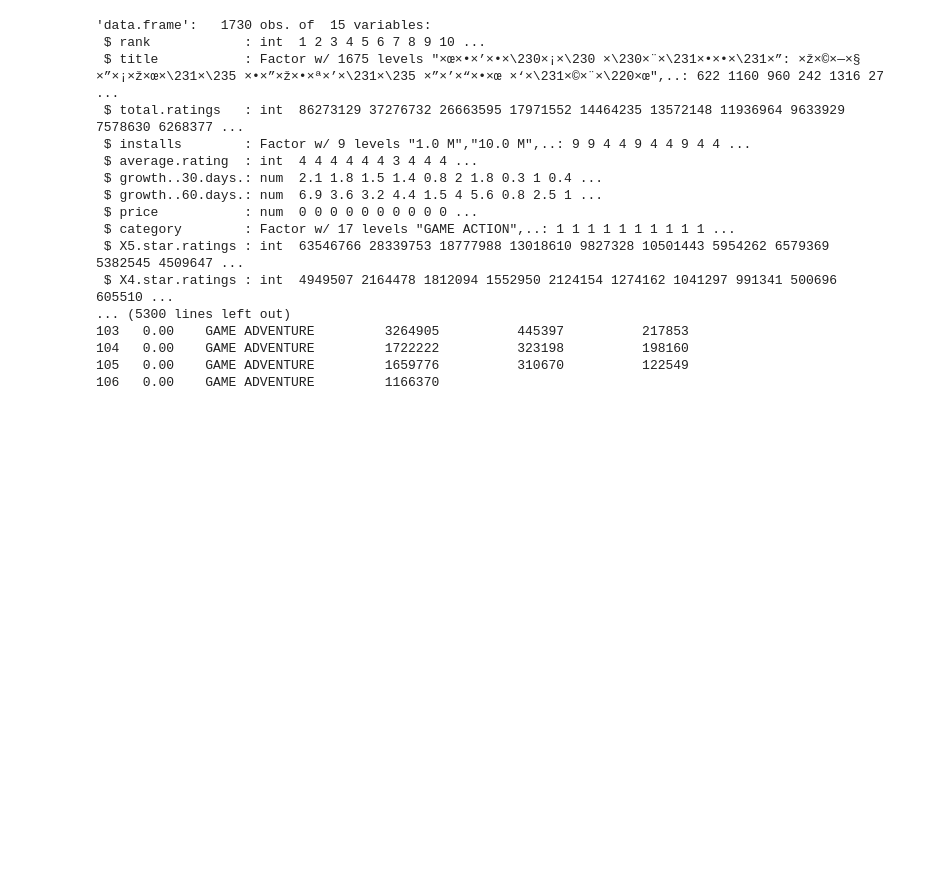
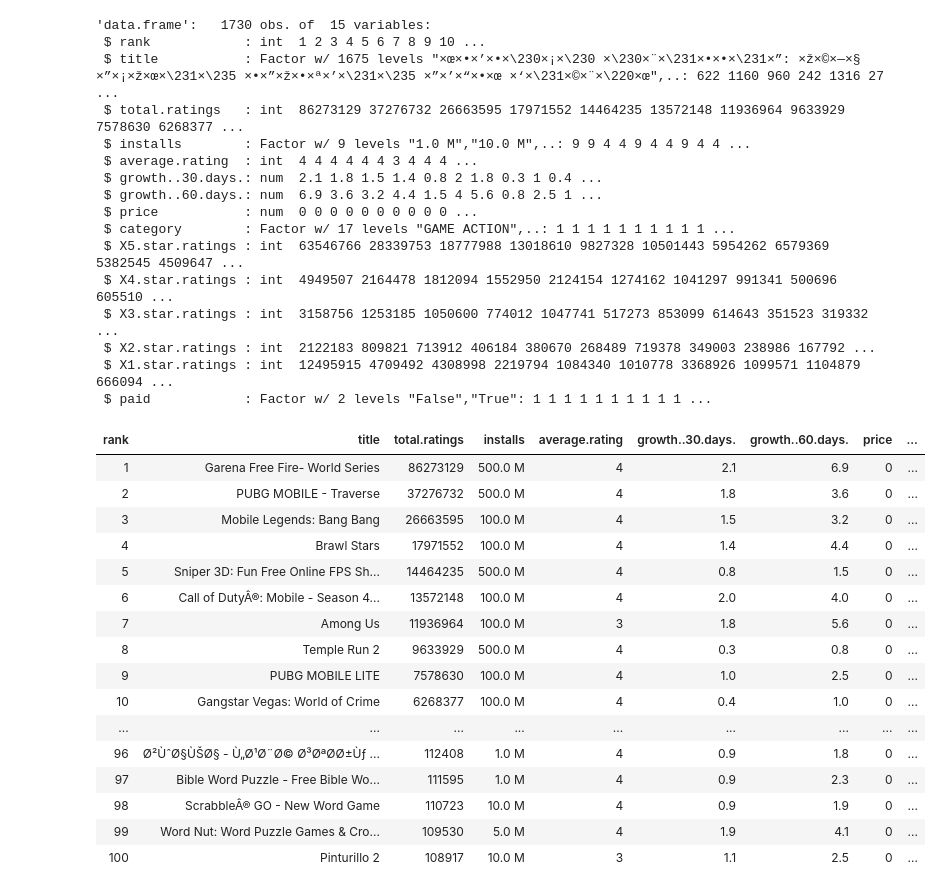
Before and after one commit to Aljawhara-Aldhayan-443200433/vpsales, a Jupyter notebook: Android games.ipynb, the cells around one changed output. Saved outputs shown, nothing was run; the diff lists cells and outputs as text; code cells hidden in the pictures; blank space fills up the shorter version.

```diff
--- a/Android games.ipynb
+++ b/Android games.ipynb
@@ -1,22 +1,38 @@
 # %%
 Dataset<-read.csv("C:/Users/jeje/Desktop/readR/android-games.csv")
 str(Dataset)
-print(Dataset)
+Dataset[1:1730,1:15]
 # %% [output]
 'data.frame':   1730 obs. of  15 variables:
  $ rank            : int  1 2 3 4 5 6 7 8 9 10 ...
  $ title           : Factor w/ 1675 levels "×œ×•×’×•×\230×¡×\230 ×\230×¨×\231×•×•×\231×”: ×ž×©×—×§ ×”×¡×ž×œ×\231×\235 ×•×”×ž×•×ª×’×\231×\235 ×”×’×“×•×œ ×‘×\231×©×¨×\220×œ",..: 622 1160 960 242 1316 27 ...
  $ total.ratings   : int  86273129 37276732 26663595 17971552 14464235 13572148 11936964 9633929 7578630 6268377 ...
  $ installs        : Factor w/ 9 levels "1.0 M","10.0 M",..: 9 9 4 4 9 4 4 9 4 4 ...
  $ average.rating  : int  4 4 4 4 4 4 3 4 4 4 ...
  $ growth..30.days.: num  2.1 1.8 1.5 1.4 0.8 2 1.8 0.3 1 0.4 ...
  $ growth..60.days.: num  6.9 3.6 3.2 4.4 1.5 4 5.6 0.8 2.5 1 ...
  $ price           : num  0 0 0 0 0 0 0 0 0 0 ...
  $ category        : Factor w/ 17 levels "GAME ACTION",..: 1 1 1 1 1 1 1 1 1 1 ...
  $ X5.star.ratings : int  63546766 28339753 18777988 13018610 9827328 10501443 5954262 6579369 5382545 4509647 ...
  $ X4.star.ratings : int  4949507 2164478 1812094 1552950 2124154 1274162 1041297 991341 500696 605510 ...
-... (5300 lines left out)
-103   0.00    GAME ADVENTURE         3264905          445397          217853
-104   0.00    GAME ADVENTURE         1722222          323198          198160
-105   0.00    GAME ADVENTURE         1659776          310670          122549
-106   0.00    GAME ADVENTURE         1166370
+ $ X3.star.ratings : int  3158756 1253185 1050600 774012 1047741 517273 853099 614643 351523 319332 ...
+ $ X2.star.ratings : int  2122183 809821 713912 406184 380670 268489 719378 349003 238986 167792 ...
+ $ X1.star.ratings : int  12495915 4709492 4308998 2219794 1084340 1010778 3368926 1099571 1104879 666094 ...
+ $ paid            : Factor w/ 2 levels "False","True": 1 1 1 1 1 1 1 1 1 1 ...
+| rank | title | total.ratings | installs | average.rating | growth..30.days. | growth..60.days. | price | ... |
+| 1 | Garena Free Fire- World Series | 86273129 | 500.0 M | 4 | 2.1 | 6.9 | 0 | ... |
+| 2 | PUBG MOBILE - Traverse | 37276732 | 500.0 M | 4 | 1.8 | 3.6 | 0 | ... |
+| 3 | Mobile Legends: Bang Bang | 26663595 | 100.0 M | 4 | 1.5 | 3.2 | 0 | ... |
+| 4 | Brawl Stars | 17971552 | 100.0 M | 4 | 1.4 | 4.4 | 0 | ... |
+| 5 | Sniper 3D: Fun Free Online FPS Sh... | 14464235 | 500.0 M | 4 | 0.8 | 1.5 | 0 | ... |
+| 6 | Call of DutyÂ®: Mobile - Season 4... | 13572148 | 100.0 M | 4 | 2.0 | 4.0 | 0 | ... |
+| 7 | Among Us | 11936964 | 100.0 M | 3 | 1.8 | 5.6 | 0 | ... |
+| 8 | Temple Run 2 | 9633929 | 500.0 M | 4 | 0.3 | 0.8 | 0 | ... |
+| 9 | PUBG MOBILE LITE | 7578630 | 100.0 M | 4 | 1.0 | 2.5 | 0 | ... |
+| 10 | Gangstar Vegas: World of Crime | 6268377 | 100.0 M | 4 | 0.4 | 1.0 | 0 | ... |
+| ... | ... | ... | ... | ... | ... | ... | ... | ... |
+| 96 | Ø²ÙˆØ§ÙŠØ§ - Ù„Ø¹Ø¨Ø© Ø³ØªØ­Ø±Ùƒ ... | 112408 | 1.0 M | 4 | 0.9 | 1.8 | 0 | ... |
+| 97 | Bible Word Puzzle - Free Bible Wo... | 111595 | 1.0 M | 4 | 0.9 | 2.3 | 0 | ... |
+| 98 | ScrabbleÂ® GO - New Word Game | 110723 | 10.0 M | 4 | 0.9 | 1.9 | 0 | ... |
+| 99 | Word Nut: Word Puzzle Games & Cro... | 109530 | 5.0 M | 4 | 1.9 | 4.1 | 0 | ... |
+| 100 | Pinturillo 2 | 108917 | 10.0 M | 3 | 1.1 | 2.5 | 0 | ... |
```
